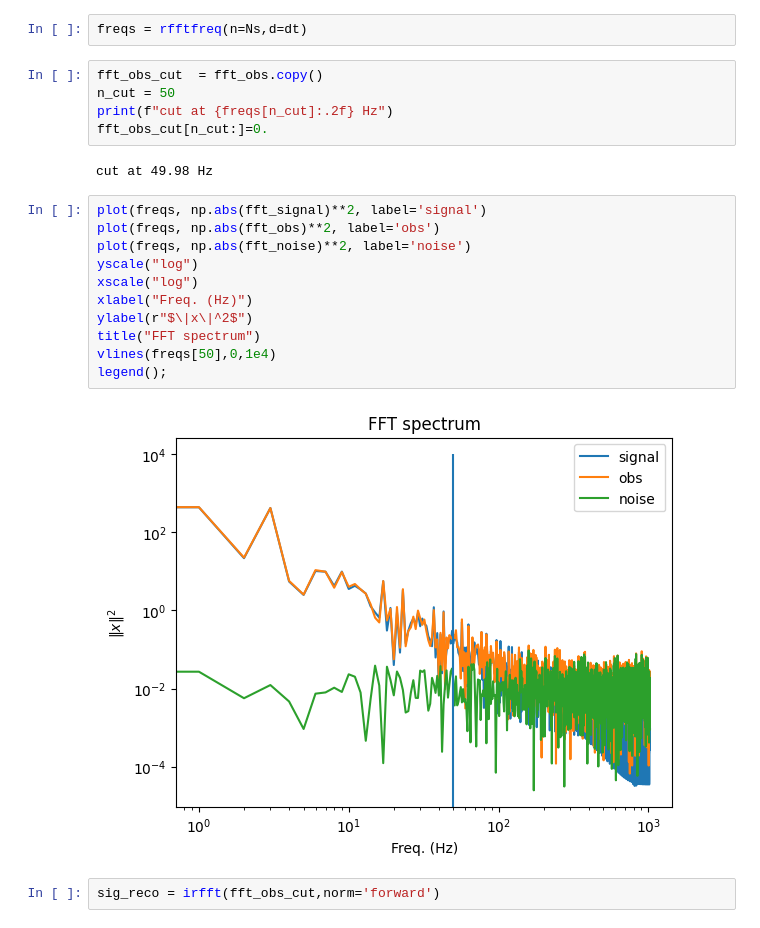
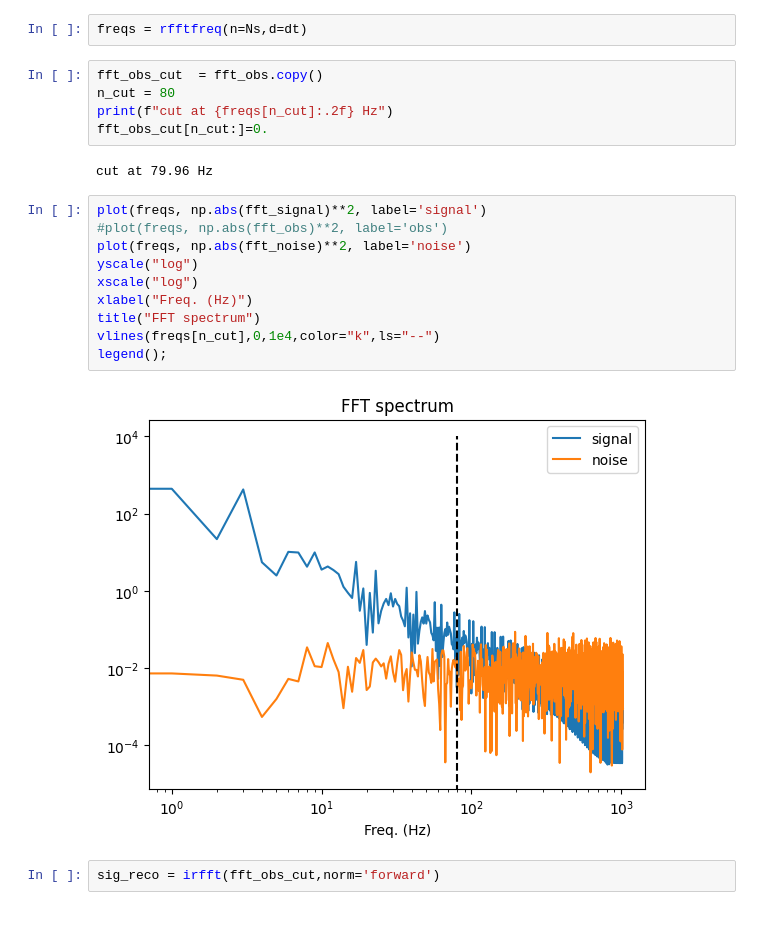
Before and after one commit to jecampagne/cours_mallat_cdf, a Jupyter notebook: cours2024/Wavelet1DDenoising.ipynb, the cells around one changed output. Saved outputs shown, nothing was run; the diff lists cells and outputs as text.

```diff
--- a/cours2024/Wavelet1DDenoising.ipynb
+++ b/cours2024/Wavelet1DDenoising.ipynb
@@ -125,24 +134,23 @@ dt = xvals[1]-xvals[0]
 freqs = rfftfreq(n=Ns,d=dt)
 # %%
 fft_obs_cut  = fft_obs.copy()
-n_cut = 50
+n_cut = 80
 print(f"cut at {freqs[n_cut]:.2f} Hz")
 fft_obs_cut[n_cut:]=0.
 # %% [output]
-cut at 49.98 Hz
+cut at 79.96 Hz
 # %%
 plot(freqs, np.abs(fft_signal)**2, label='signal')
-plot(freqs, np.abs(fft_obs)**2, label='obs')
+#plot(freqs, np.abs(fft_obs)**2, label='obs')
 plot(freqs, np.abs(fft_noise)**2, label='noise')
 yscale("log")
 xscale("log")
 xlabel("Freq. (Hz)")
-ylabel(r"$\|x\|^2$")
 title("FFT spectrum")
-vlines(freqs[50],0,1e4)
+vlines(freqs[n_cut],0,1e4,color="k",ls="--")
 legend();
 # %% [output]
-[figure, old version]
+[figure, new version]
 # %%
 sig_reco = irfft(fft_obs_cut,norm='forward')
 # %%
```
Also changed, not shown: parts of 9 cells of this notebook.
